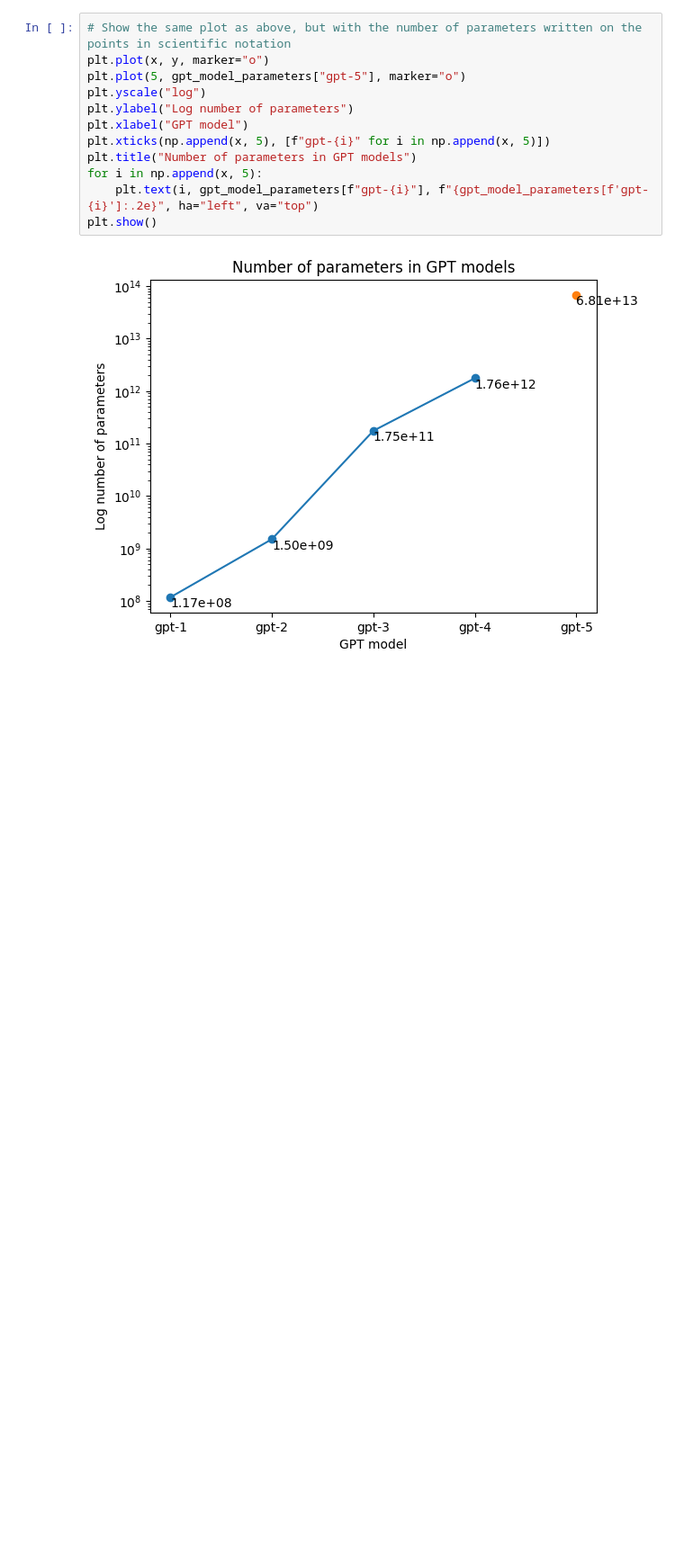
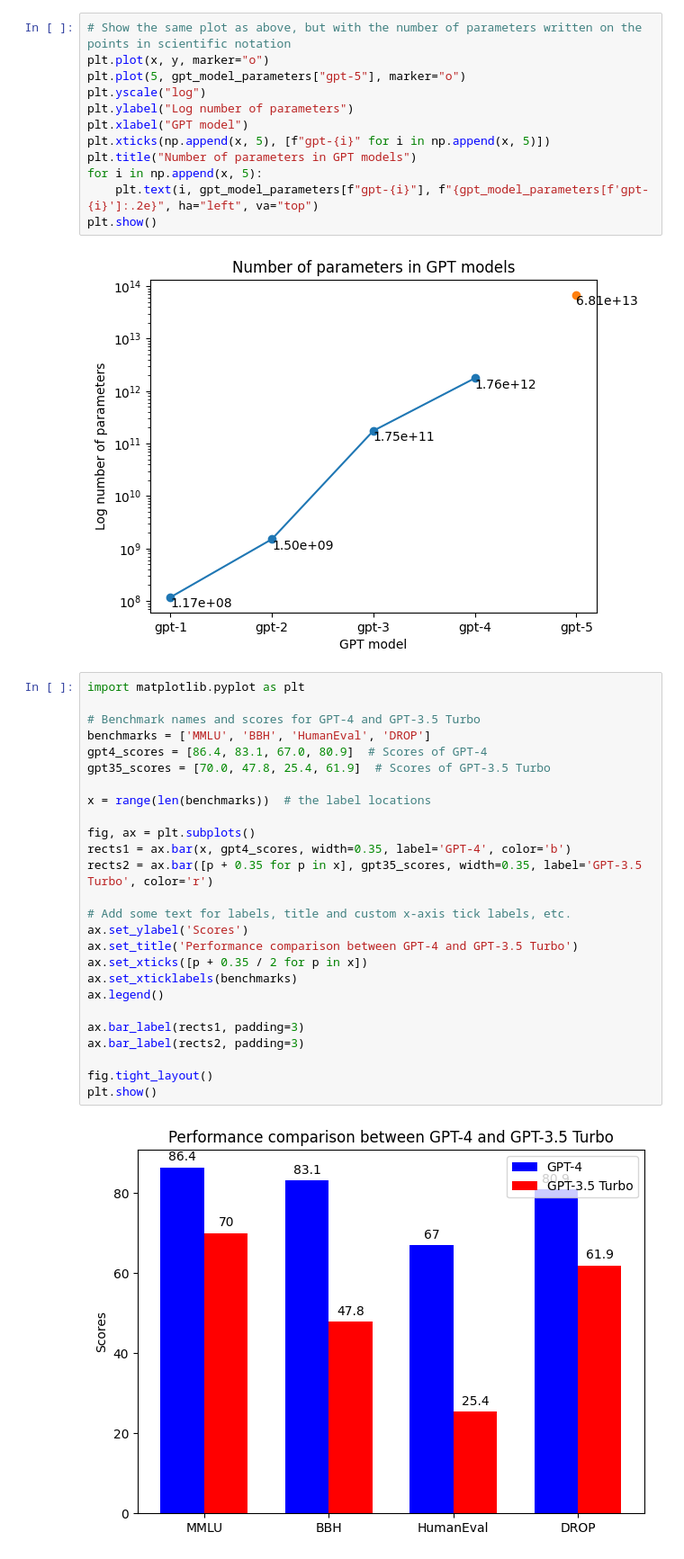
Before and after one commit to augustsemrau/thesis2024, a Jupyter notebook: src/thesis2024/visualizations/plots1.ipynb, the cells around one changed output. Shown at 90% size. Drawn from its saved outputs; the diff is of its cells as text; blank space fills up the shorter version.

Commit message:
figure for report

```diff
--- a/src/thesis2024/visualizations/plots1.ipynb
+++ b/src/thesis2024/visualizations/plots1.ipynb
@@ -99,3 +99,31 @@ for i in np.append(x, 5):
 plt.show()
 # %% [output]
 [figure]
+# %%
+import matplotlib.pyplot as plt
+
+# Benchmark names and scores for GPT-4 and GPT-3.5 Turbo
+benchmarks = ['MMLU', 'BBH', 'HumanEval', 'DROP']
+gpt4_scores = [86.4, 83.1, 67.0, 80.9]  # Scores of GPT-4
+gpt35_scores = [70.0, 47.8, 25.4, 61.9]  # Scores of GPT-3.5 Turbo
+
+x = range(len(benchmarks))  # the label locations
+
+fig, ax = plt.subplots()
+rects1 = ax.bar(x, gpt4_scores, width=0.35, label='GPT-4', color='b')
+rects2 = ax.bar([p + 0.35 for p in x], gpt35_scores, width=0.35, label='GPT-3.5 Turbo', color='r')
+
+# Add some text for labels, title and custom x-axis tick labels, etc.
+ax.set_ylabel('Scores')
+ax.set_title('Performance comparison between GPT-4 and GPT-3.5 Turbo')
+ax.set_xticks([p + 0.35 / 2 for p in x])
+ax.set_xticklabels(benchmarks)
+ax.legend()
+
+ax.bar_label(rects1, padding=3)
+ax.bar_label(rects2, padding=3)
+
+fig.tight_layout()
+plt.show()
+# %% [output]
+[figure, added]
```
Also changed, not shown: parts of 2 cells of this notebook.
